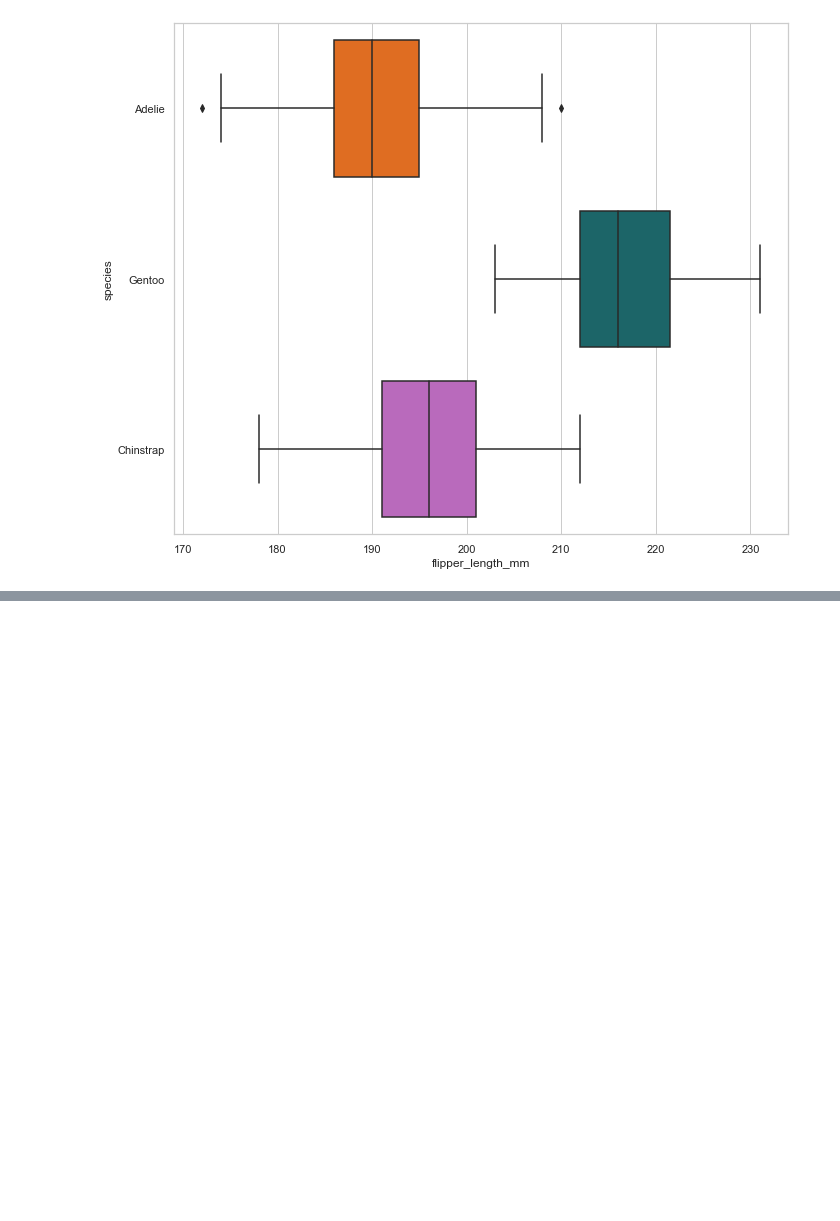
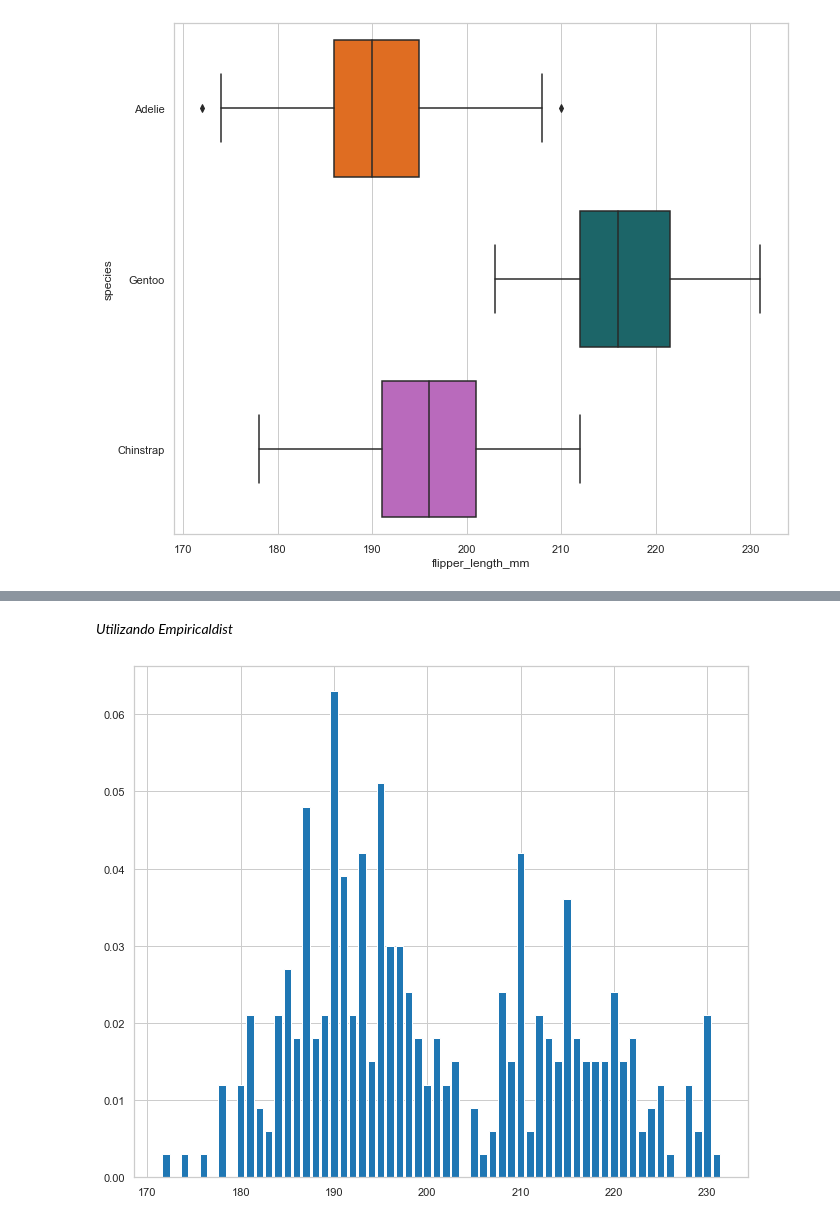
Before and after one commit to miguelfsosa/exploratory_analisis_penguin, a Jupyter notebook: Analisis_Exploratorio.ipynb, the cells around one changed output, grey strips where cells are left out. Cells and saved outputs as stored; diff of their text form; code cells hidden in the pictures; blank space fills up the shorter version.

```diff
--- a/Analisis_Exploratorio.ipynb
+++ b/Analisis_Exploratorio.ipynb
@@ -720,0 +738,11 @@ sns.boxplot(
+# %% [markdown]
+*Utilizando Empiricaldist*
+# %%
+pmf_flipper_length_mm = empiricaldist.Pmf.from_seq(
+    process_penguin_df.flipper_length_mm,
+    normalize = True
+)
+# %%
+pmf_flipper_length_mm.bar() #Graficando las probabilidades desde el método bar
+# %% [output]
+[figure, added]
```
Also changed, not shown: parts of 20 cells of this notebook, 2 other files.
